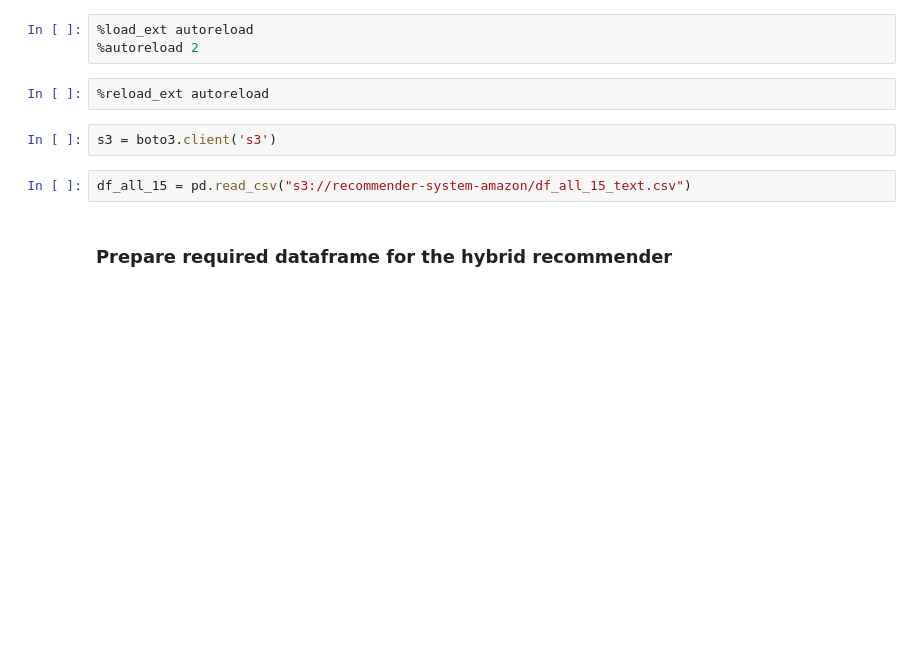
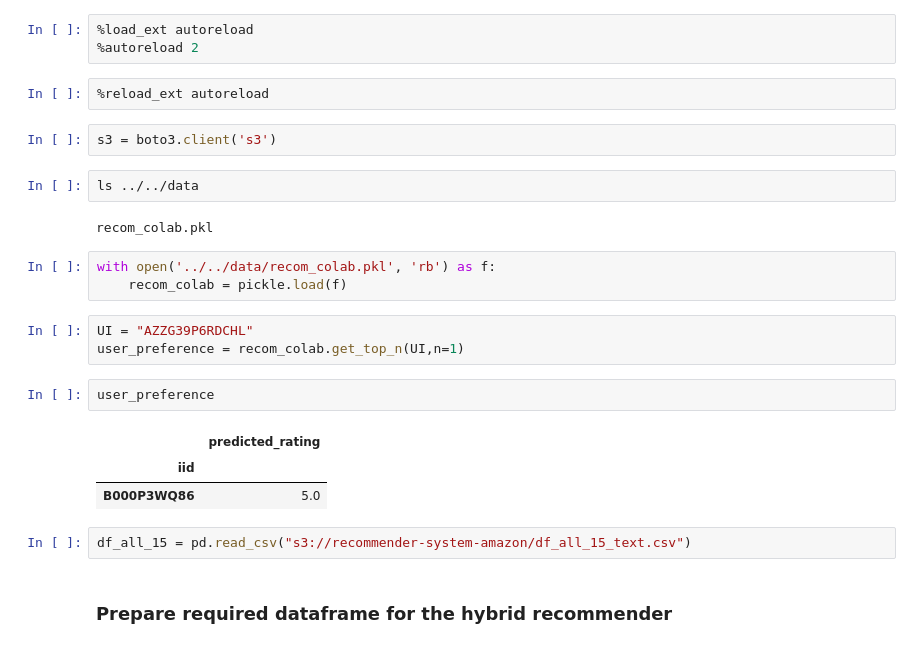
Before and after one commit to alirezasdg1/Amazon-recommender-system, a Jupyter notebook: notebooks/Hybrid_recommender.ipynb, the cells around one changed output. Drawn from its saved outputs; the diff is of its cells as text; blank space fills up the shorter version.

```diff
--- a/notebooks/Hybrid_recommender.ipynb
+++ b/notebooks/Hybrid_recommender.ipynb
@@ -20,6 +21,22 @@ from NLP import nlp_process
 %reload_ext autoreload
 # %%
 s3 = boto3.client('s3')
+# %%
+ls ../../data
+# %% [output]
+recom_colab.pkl
+# %%
+with open('../../data/recom_colab.pkl', 'rb') as f:
+    recom_colab = pickle.load(f)
+# %%
+UI = "AZZG39P6RDCHL"
+user_preference = recom_colab.get_top_n(UI,n=1)
+# %%
+user_preference
+# %% [output]
+|  | predicted_rating |
+| iid |  |
+| B000P3WQ86 | 5.0 |
 # %%
 df_all_15 = pd.read_csv("s3://recommender-system-amazon/df_all_15_text.csv")
 # %% [markdown]
```
Also changed, not shown: parts of 8 cells of this notebook, 2 other files.
